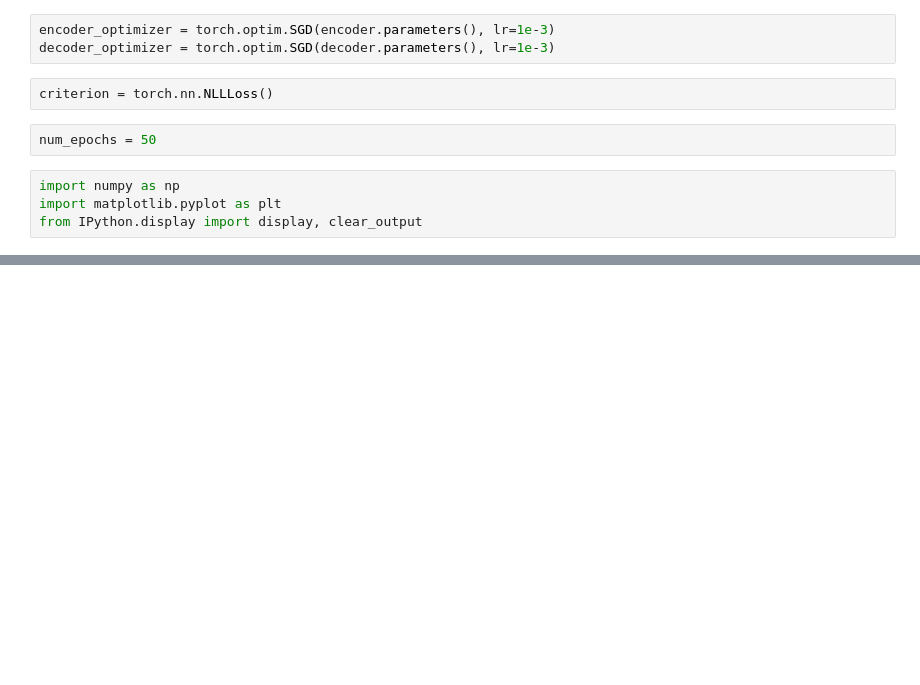
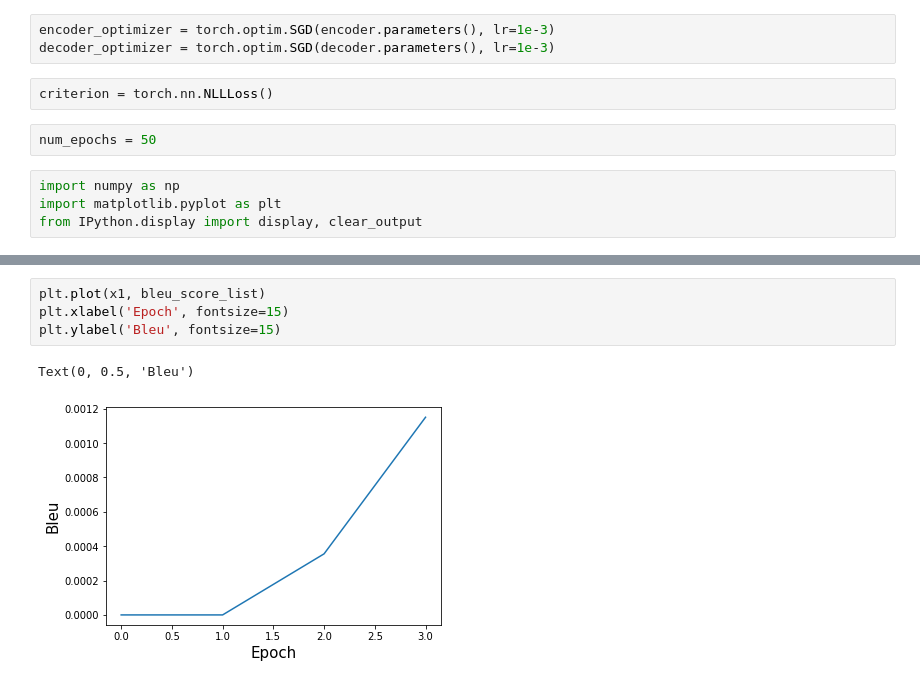
Before and after one commit to karlschwarz/summer_2019, a Jupyter notebook: neural_machine_translation/train_script_en2zh.ipynb, the cells around one changed output, grey strips where cells are left out. Drawn from its saved outputs; the diff is of its cells as text; blank space fills up the shorter version.

```diff
--- a/neural_machine_translation/train_script_en2zh.ipynb
+++ b/neural_machine_translation/train_script_en2zh.ipynb
@@ -214,0 +226,7 @@ plt.plo
+# %%
+plt.plot(x1, bleu_score_list)
+plt.xlabel('Epoch', fontsize=15)
+plt.ylabel('Bleu', fontsize=15)
+# %% [output]
+Text(0, 0.5, 'Bleu')
+[figure, added]
```
Also changed, not shown: parts of 9 cells of this notebook.
